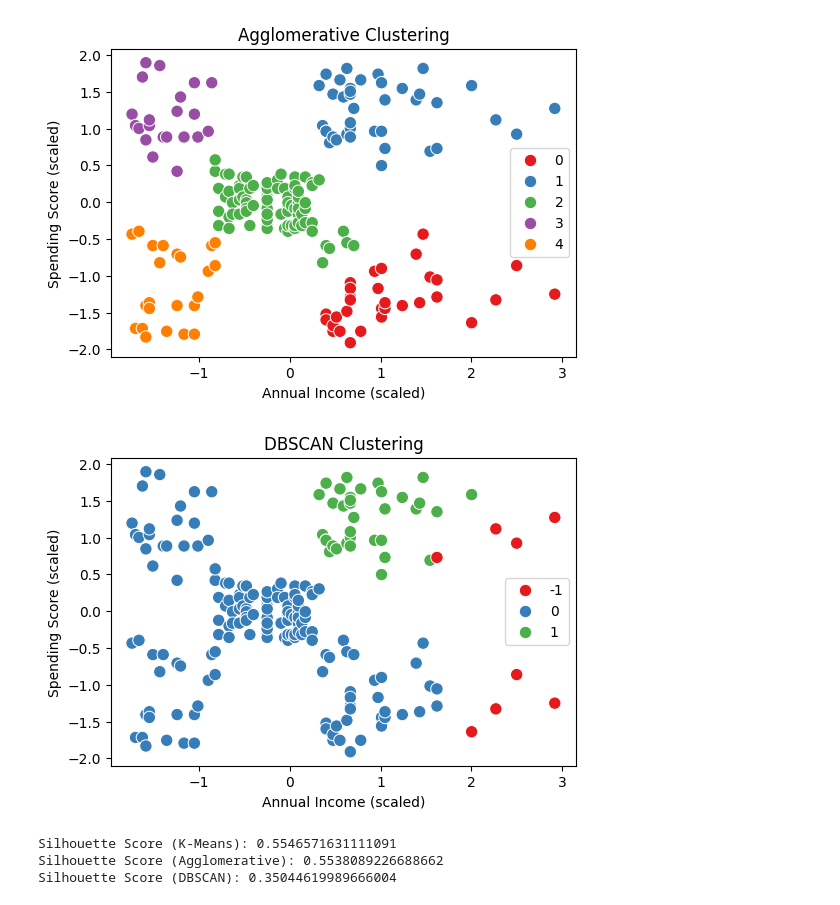
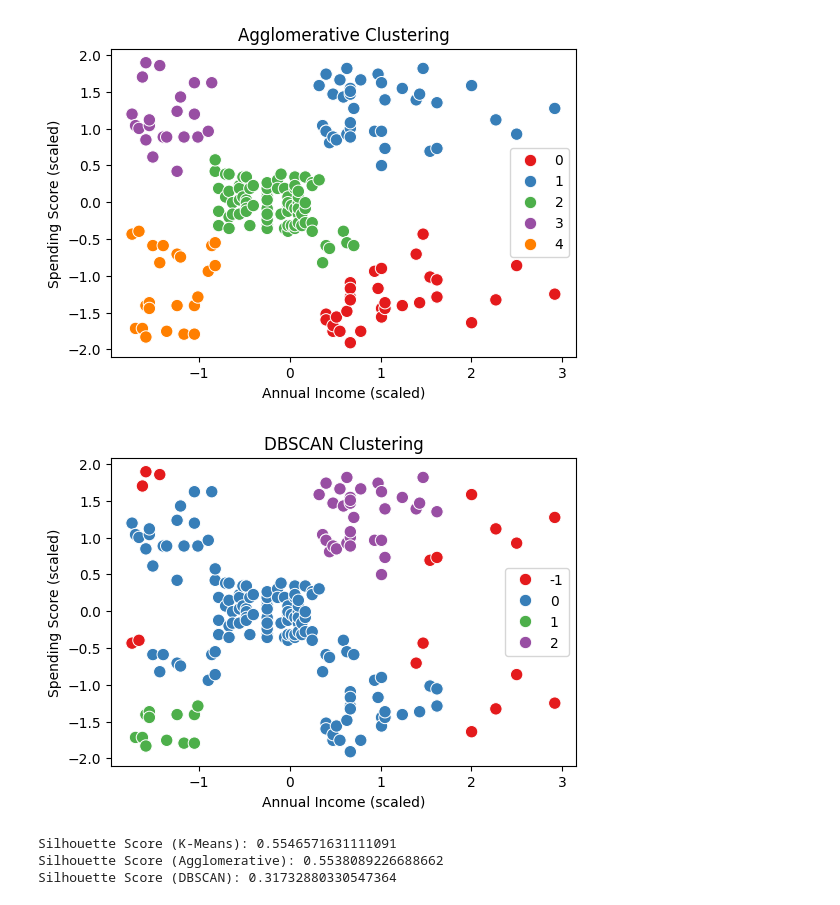
Before and after one commit to DS605-2025-FOML/clustering-using-scikit-learn-GaUrAnGjJ, a Jupyter notebook: mall_customers.ipynb, the cells around one changed output. Cells and saved outputs as stored; diff of their text form; code cells hidden in the pictures.

```diff
--- a/mall_customers.ipynb
+++ b/mall_customers.ipynb
@@ -166,13 +166,13 @@ plot_clusters(X_scaled, labels_agglo, 'Agglomerative Clustering')
 # %%
 
 # --- DBSCAN ---
-dbscan = DBSCAN(eps=0.5, min_samples=5, metric='euclidean')
+dbscan = DBSCAN(eps=0.5, min_samples=9, metric='euclidean')
 labels_dbscan = dbscan.fit_predict(X_scaled)
 
 
 plot_clusters(X_scaled, labels_dbscan, 'DBSCAN Clustering')
 # %% [output]
-[figure, old version]
+[figure, new version]
 # %%
 print("Silhouette Score (K-Means):", silhouette_score(X_scaled, labels_kmeans))
 print("Silhouette Score (Agglomerative):", silhouette_score(X_scaled, labels_agglo))
@@ -180,4 +180,4 @@ print("Silhouette Score (DBSCAN):", silhouette_score(X_scaled, labels_dbscan))
 # %% [output]
 Silhouette Score (K-Means): 0.5546571631111091
 Silhouette Score (Agglomerative): 0.5538089226688662
-Silhouette Score (DBSCAN): 0.35044619989666004
+Silhouette Score (DBSCAN): 0.31732880330547364
```
Also changed, not shown: 9 other files.
